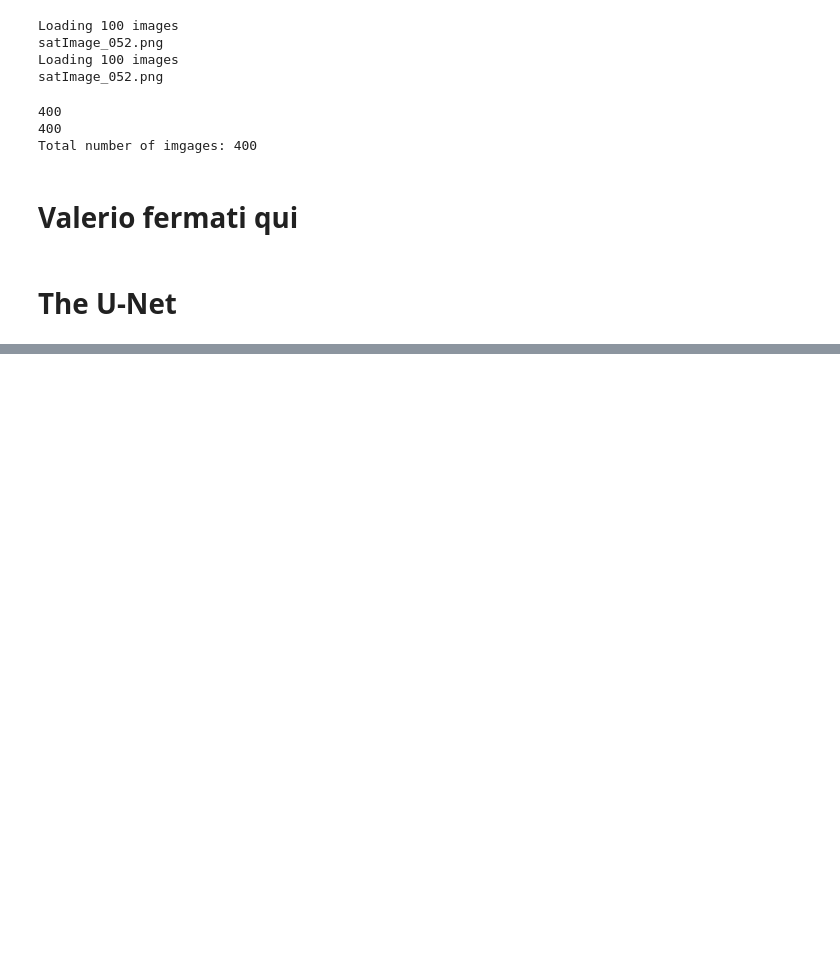
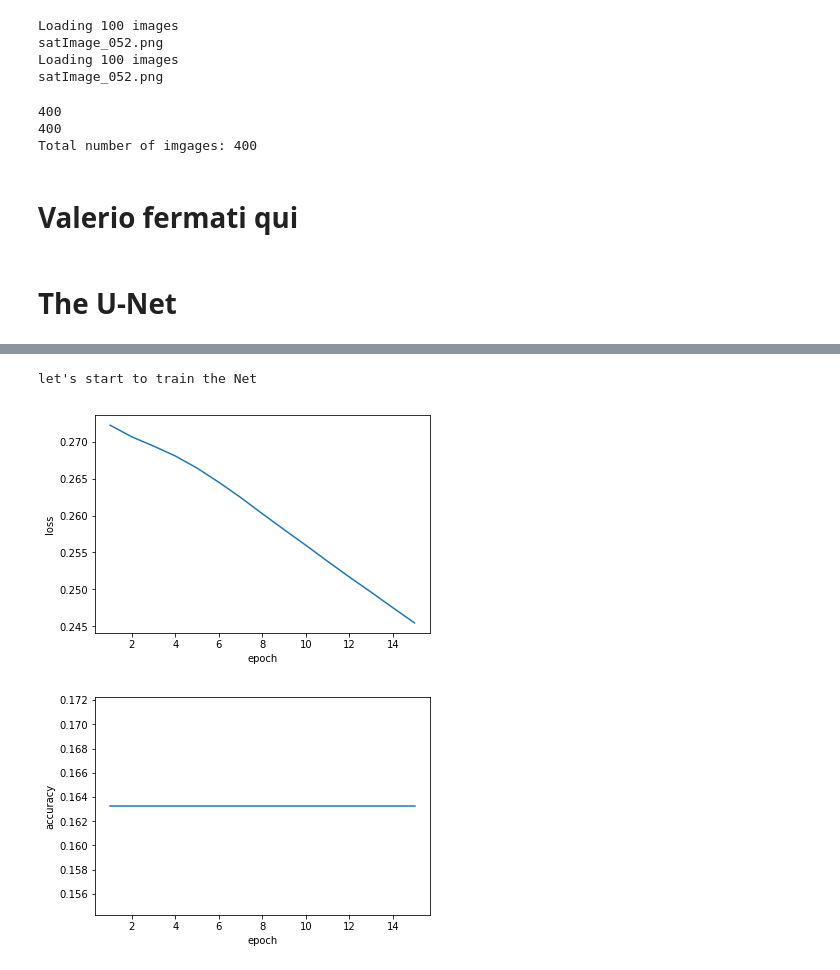
Before and after one commit to diegofiori/ML_RoadSegmentation, a Jupyter notebook: ML_notebook_Diego.ipynb, the cells around one changed output, grey strips where cells are left out. Drawn from its saved outputs; the diff is of its cells as text; code cells hidden in the pictures; blank space fills up the shorter version.

Commit message:
UNet modified

```diff
--- a/ML_notebook_Diego.ipynb
+++ b/ML_notebook_Diego.ipynb
@@ -244,8 +246,13 @@ plt.imshow(b)
 def preprocessing_for_UNet(dataset):
     # laplace
 
-    for i in enumerate(dataset):
-        _, laplacian_image.append(add_laplacian(image))
+    for i,image in enumerate(dataset):
+        _, laplacian_image = add_laplacian(image)
+        sobel = add_sobel(image)
+        segment = add_segment(image)
+        dataset[i]=np.concatenate((image,laplacian_image,sobel,segment),axis = 2)
+
+    return dataset
 # %%
 def add_noise(dataset,label, is_simple=True):
     '''Add noise to the dataset.
@@ -299,9 +306,11 @@ def from_list_to_tensor(dataset):
 
     return dataset_tensor
 # %%
-def train_UNet(dataset, label, lr, max_epochs, mini_batch_size, nb_test, threshold=0.5):
+def train_UNet(dataset, label, lr, max_epochs, mini_batch_size, nb_test, threshold=0.5, do_preprocessing = False):
     ''' train the UNet using the Binary Cross Entropy loss and Adam as optimizer.
     The dataset must be a list of 400*400 images.'''
+    if do_preprocessing:
+        dataset = preprocessing_for_UNet(dataset)
     dataset = from_list_to_tensor(dataset)
     mean = dataset.mean()
     std = dataset.std()
@@ -314,7 +323,7 @@ def train_UNet(dataset, label, lr, max_epochs, mini_batch_size, nb_test, thresho
 
     ## add is_simple = False to add noise to labels
     dataset, label = add_noise(dataset, label)
-    model = UNet()
+    model = UNet(features= dataset.size(1))
 
     optimizer=tc.optim.Adam(model.parameters(),lr)
     # maybe using MSE is better
@@ -402,17 +411,21 @@ tc.cuda.empty_cache()
 # %%
 N = len(imgs)
 n = 20
 train_imgs=imgs[0:n]
 train_mask=gt_imgs[0:n]
 #test_imgs=imgs[n:N]
 #test_mask = gt_imgs[n:N]
 lr = 1e-4
 max_epochs = 15
 mini_batch_size=10
 nb_test = 10
 print('let\'s start to train the Net')
 
-model = train_UNet(train_imgs, train_mask, lr, max_epochs, mini_batch_size,nb_test)
+model = train_UNet(train_imgs, train_mask, lr, max_epochs, mini_batch_size,nb_test, do_preprocessing=True)
+# %% [output]
+let's start to train the Net
+[figure, added]
+[figure, added]
 # %%
 ? np.prod
 # %%
```
Also changed, not shown: parts of 1 cell of this notebook, 1 other file.
